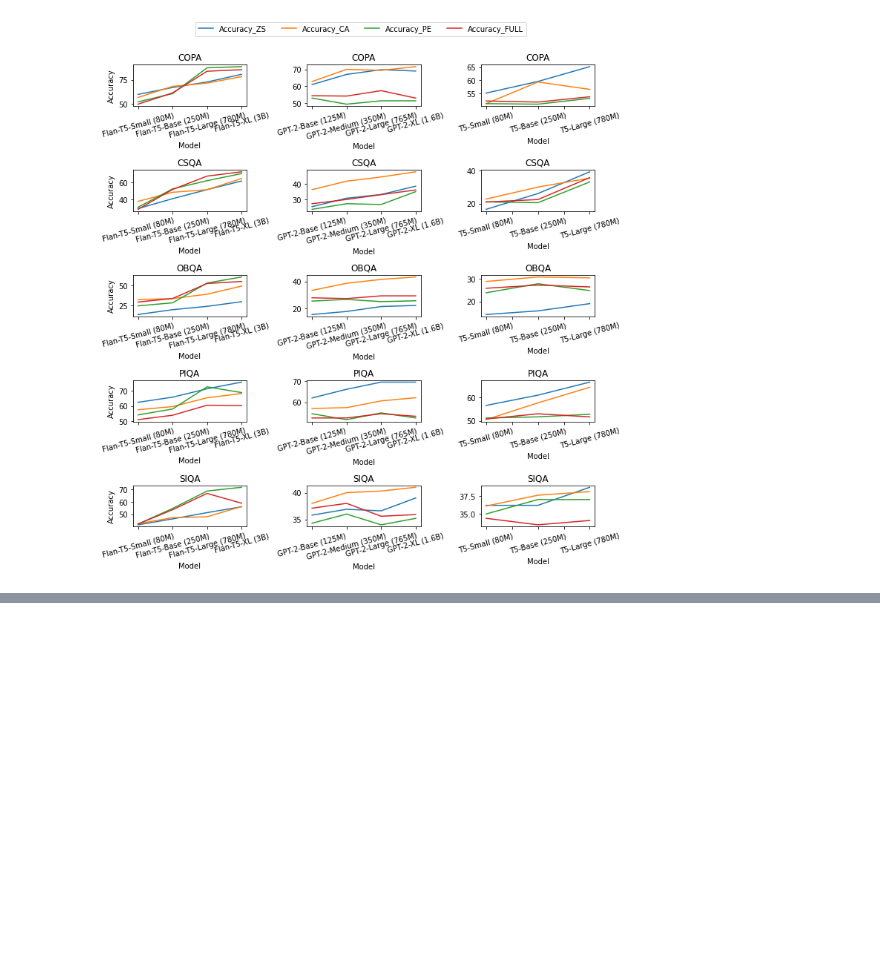
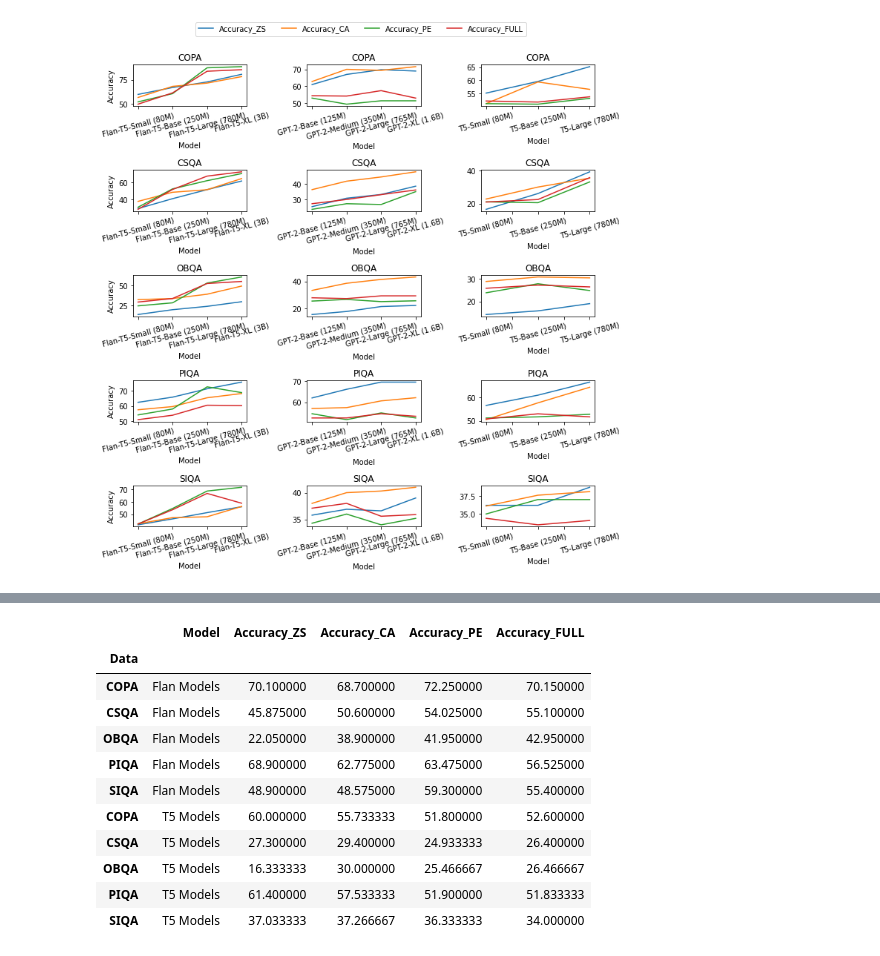
Before and after one commit to KasMasVan/Prompt-engineering-and-calibration, a Jupyter notebook: scripts/process.ipynb, the cells around one changed output, grey strips where cells are left out. Cells and saved outputs as stored; diff of their text form; code cells hidden in the pictures; blank space fills up the shorter version.

```diff
--- a/scripts/process.ipynb
+++ b/scripts/process.ipynb
@@ -107,0 +120,15 @@ plt.show()
+# %%
+pd.concat([flan_df, t5_df])
+# %% [output]
+|  | Model | Accuracy_ZS | Accuracy_CA | Accuracy_PE | Accuracy_FULL |
+| Data |  |  |  |  |  |
+| COPA | Flan Models | 70.100000 | 68.700000 | 72.250000 | 70.150000 |
+| CSQA | Flan Models | 45.875000 | 50.600000 | 54.025000 | 55.100000 |
+| OBQA | Flan Models | 22.050000 | 38.900000 | 41.950000 | 42.950000 |
+| PIQA | Flan Models | 68.900000 | 62.775000 | 63.475000 | 56.525000 |
+| SIQA | Flan Models | 48.900000 | 48.575000 | 59.300000 | 55.400000 |
+| COPA | T5 Models | 60.000000 | 55.733333 | 51.800000 | 52.600000 |
+| CSQA | T5 Models | 27.300000 | 29.400000 | 24.933333 | 26.400000 |
+| OBQA | T5 Models | 16.333333 | 30.000000 | 25.466667 | 26.466667 |
+| PIQA | T5 Models | 61.400000 | 57.533333 | 51.900000 | 51.833333 |
+| SIQA | T5 Models | 37.033333 | 37.266667 | 36.333333 | 34.000000 |
```
Also changed, not shown: parts of 3 cells of this notebook, 2 other files.
